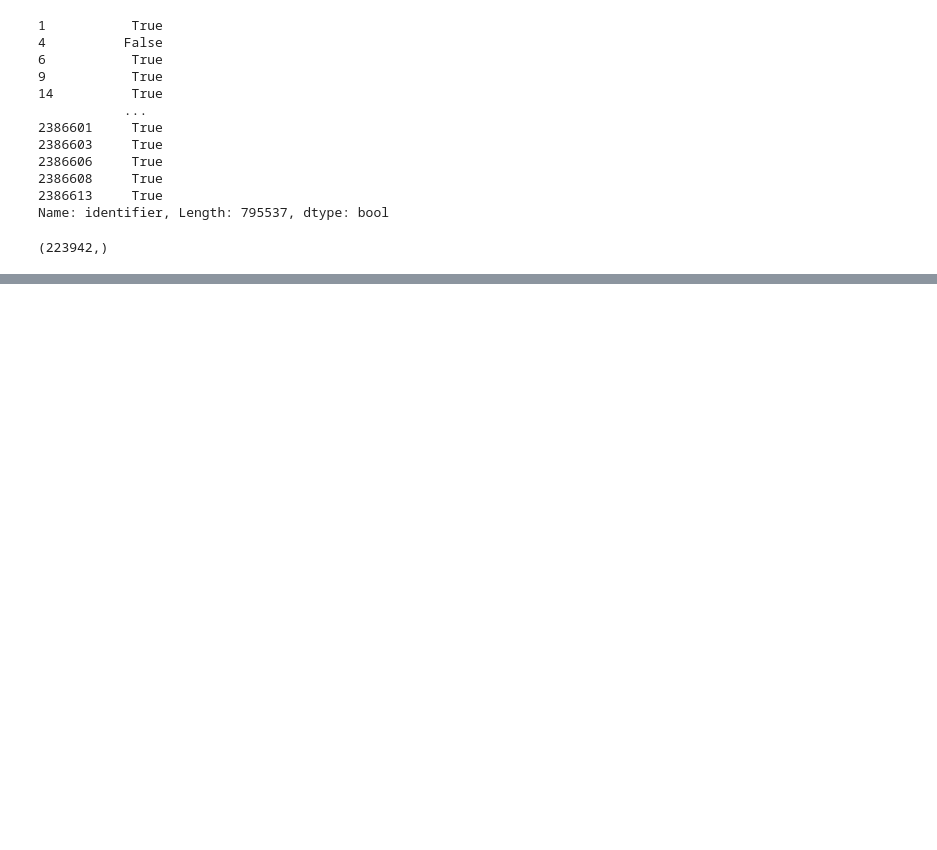
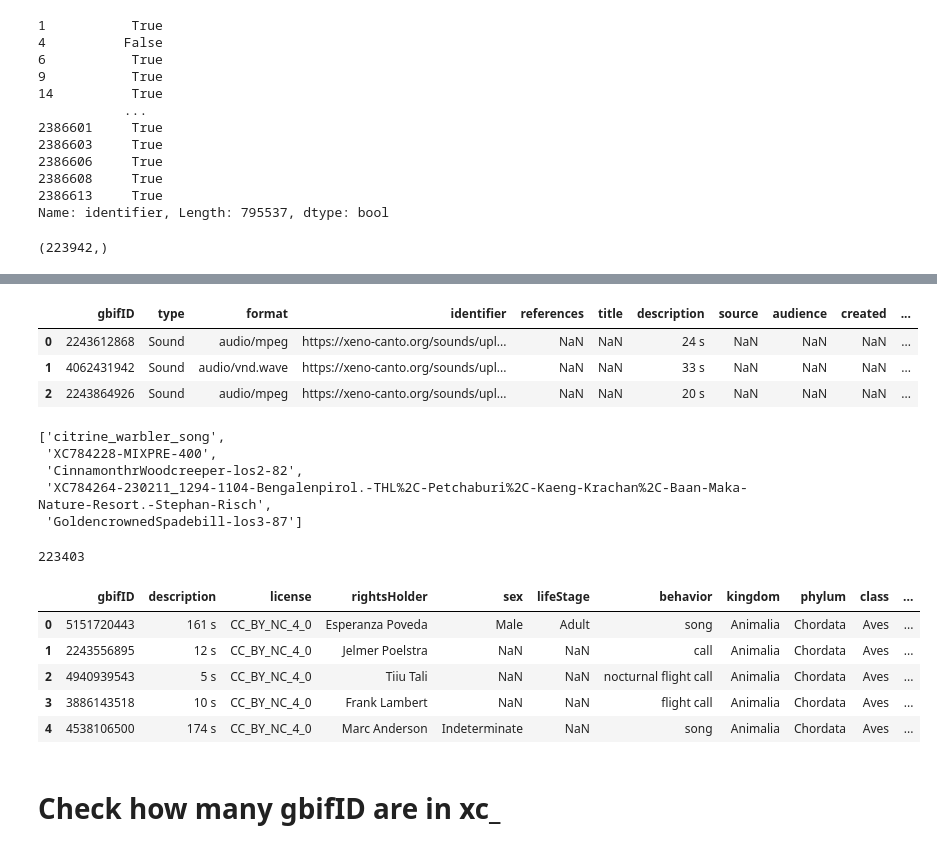
Before and after one commit to earthspecies/alp-data, a Jupyter notebook: notebooks/dataset_prep_notebooks/prep_xenocanto_2025.ipynb, the cells around one changed output, grey strips where cells are left out. Drawn from its saved outputs; the diff is of its cells as text; code cells hidden in the pictures; blank space fills up the shorter version.

```diff
--- a/notebooks/dataset_prep_notebooks/prep_xenocanto_2025.ipynb
+++ b/notebooks/dataset_prep_notebooks/prep_xenocanto_2025.ipynb
@@ -165,0 +223,19 @@ to_download.to_csv("./xc_to_download.csv", index=False)
+# %%
+audio.head(3)
+# %% [output]
+|  | gbifID | type | format | identifier | references | title | description | source | audience | created | ... |
+| 0 | 2243612868 | Sound | audio/mpeg | https://xeno-canto.org/sounds/upl... | NaN | NaN | 24 s | NaN | NaN | NaN | ... |
+| 1 | 4062431942 | Sound | audio/vnd.wave | https://xeno-canto.org/sounds/upl... | NaN | NaN | 33 s | NaN | NaN | NaN | ... |
+| 2 | 2243864926 | Sound | audio/mpeg | https://xeno-canto.org/sounds/upl... | NaN | NaN | 20 s | NaN | NaN | NaN | ... |
+# %%
+total_audio_filenames = {os.path.basename(urlparse(row["identifier"]).path): i for i, row in audio.iterrows()}
+# %%
+total_audio_filenames_stems = {Path(f).stem: i for f,i in total_audio_filenames.items()}
+# %%
+list(total_audio_filenames_stems.keys())[:5]
+# %% [output]
+['citrine_warbler_song',
+ 'XC784228-MIXPRE-400',
+ 'CinnamonthrWoodcreeper-los2-82',
+ 'XC784264-230211_1294-1104-Bengalenpirol.-THL%2C-Petchaburi%2C-Kaeng-Krachan%2C-Baan-Maka-Nature-Resort.-Stephan-Risch',
+ 'GoldencrownedSpadebill-los3-87']
@@ -165,0 +245,51 @@ to_download.to_csv("./xc_to_download.csv", index=False)
+# %%
+new_xc_data = []
+not_found = {}
+
+for i, fname in tqdm(enumerate(downloaded_xc), total=len(downloaded_xc)):
+
+    record = {}
+    # look for the same file in audio
+    if fname not in total_audio_filenames:
+        # check again but this time with just the stem
+        fstem = Path(fname).stem
+        if fstem not in total_audio_filenames_stems:
+            not_found[fname] = i
+            continue
+        else:
+            # get the gbifID
+            audio_rec = audio.iloc[total_audio_filenames_stems[fstem]]
+            gbifID = audio_rec["gbifID"]
+            record.update(audio_rec.loc[['gbifID','description', 'license', 'rightsHolder']].to_dict())
+    else:
+        # get the gbifID
+        audio_rec = audio.iloc[total_audio_filenames[fname]]
+        gbifID = audio_rec["gbifID"]
+        record.update(audio_rec[['gbifID','description', 'license', 'rightsHolder']].to_dict())
+
+    occurence_record = df[df["gbifID"] == gbifID]
+    if len(occurence_record) > 1:
+        raise Exception("What the fuck")
+    occurence_record = occurence_record[['license', 'rightsHolder', 'sex', 'lifeStage', 'behavior',
+                                         'kingdom', 'phylum', 'class', 'order', 'family', 'genus',
+                                         'eventDate', 'eventTime', 'fieldNotes', 'species', 'locality']].iloc[0].to_dict()
+
+    record.update(occurence_record)
+    record["file_name"] = fname
+    record["url"] = audio_rec["identifier"]
+    new_xc_data.append(record)
+# %%
+len(new_xc_data)
+# %% [output]
+223403
+# %%
+new_xc_data = pd.DataFrame(new_xc_data)
+# %%
+new_xc_data.head(5)
+# %% [output]
+|  | gbifID | description | license | rightsHolder | sex | lifeStage | behavior | kingdom | phylum | class | ... |
+| 0 | 5151720443 | 161 s | CC_BY_NC_4_0 | Esperanza Poveda | Male | Adult | song | Animalia | Chordata | Aves | ... |
+| 1 | 2243556895 | 12 s | CC_BY_NC_4_0 | Jelmer Poelstra | NaN | NaN | call | Animalia | Chordata | Aves | ... |
+| 2 | 4940939543 | 5 s | CC_BY_NC_4_0 | Tiiu Tali | NaN | NaN | nocturnal flight call | Animalia | Chordata | Aves | ... |
+| 3 | 3886143518 | 10 s | CC_BY_NC_4_0 | Frank Lambert | NaN | NaN | flight call | Animalia | Chordata | Aves | ... |
+| 4 | 4538106500 | 174 s | CC_BY_NC_4_0 | Marc Anderson | Indeterminate | NaN | song | Animalia | Chordata | Aves | ... |
@@ -165,0 +300,2 @@ to_download.to_csv("./xc_to_download.csv", index=False)
+# %% [markdown]
+# Check how many gbifID are in xc_
```
Also changed, not shown: parts of 24 cells of this notebook, 1 other file.
